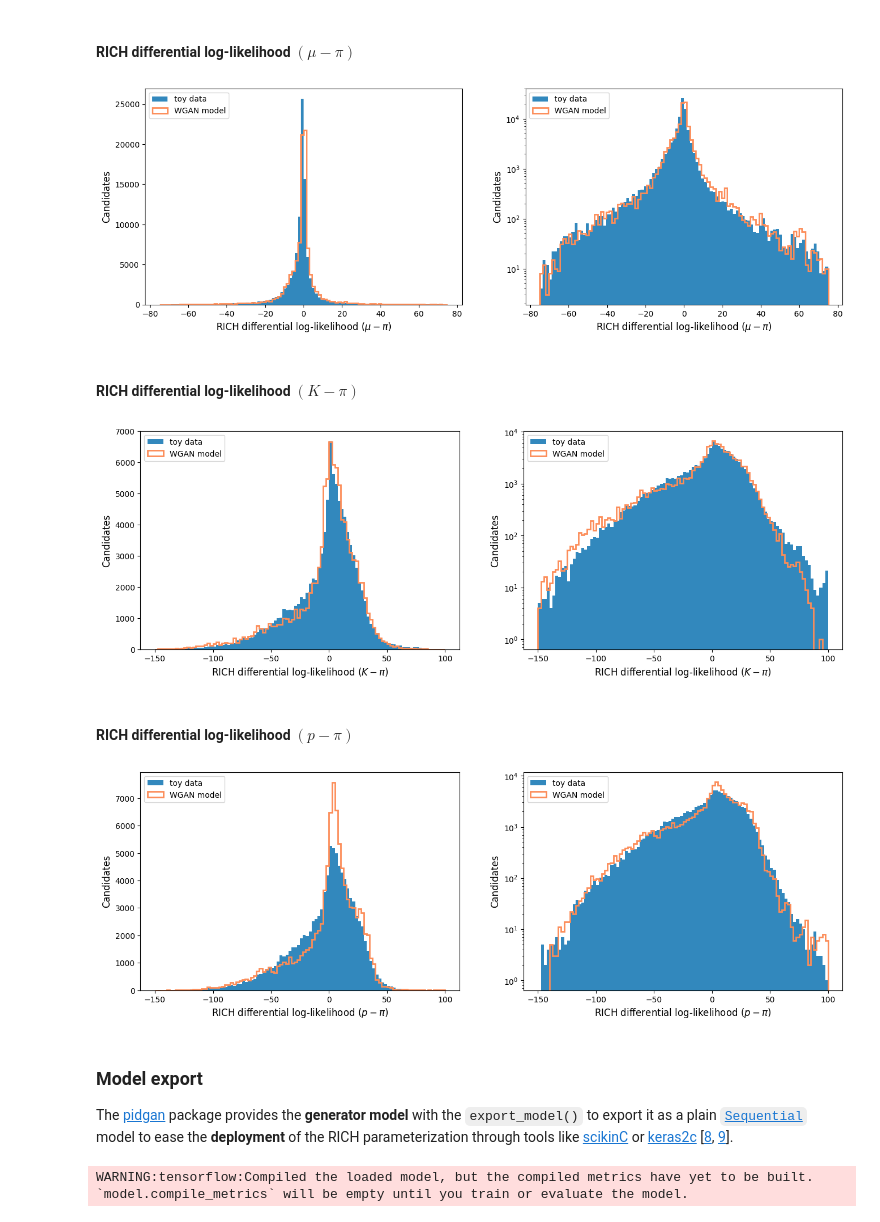
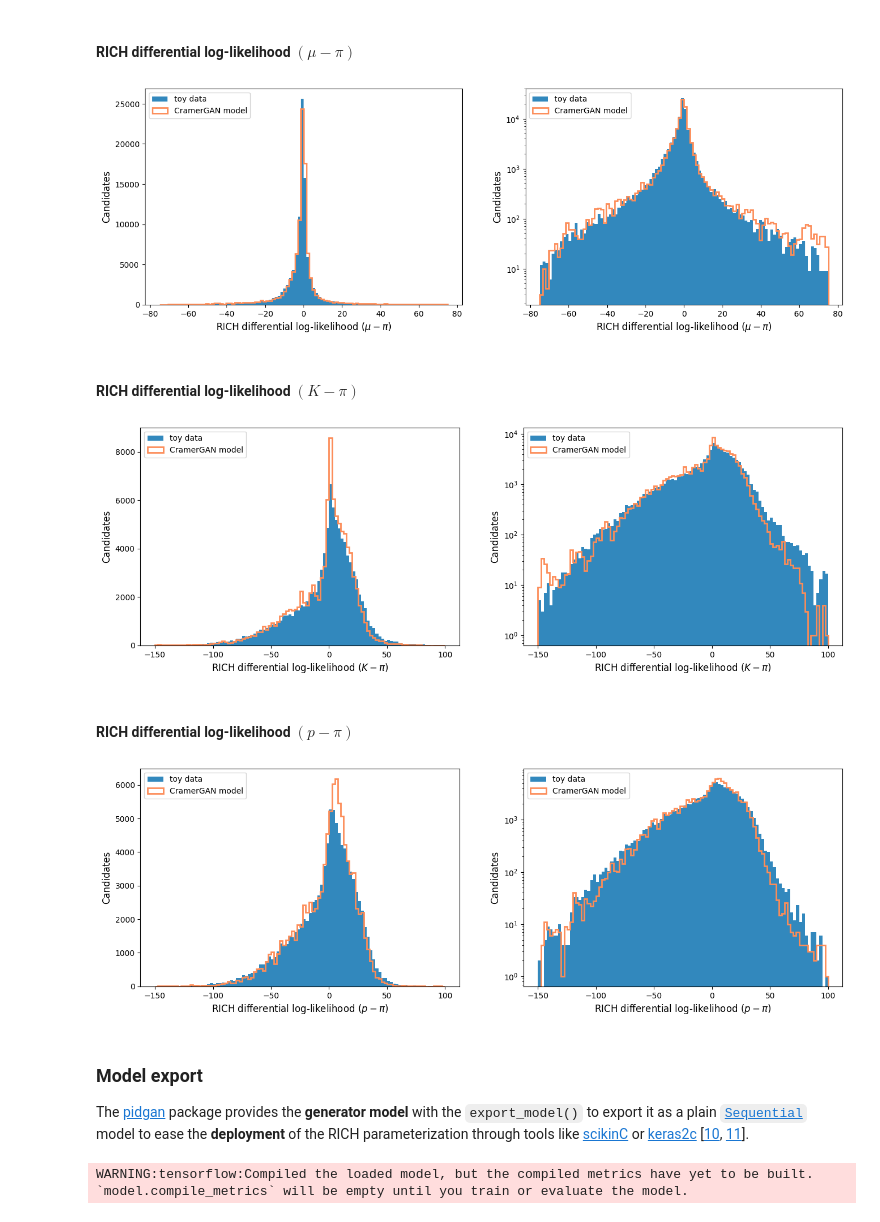
Before and after one commit to mbarbetti/pidgan-notebooks, a Jupyter notebook: tutorial-CramerGAN-LHCb_RICH.ipynb, the cells around one changed output. Cells and saved outputs as stored; diff of their text form; code cells hidden in the pictures.

```diff
--- a/tutorial-CramerGAN-LHCb_RICH.ipynb
+++ b/tutorial-CramerGAN-LHCb_RICH.ipynb
@@ -391,13 +403,14 @@ It's time to initialize a [`WGAN`](https://github.com/mbarbetti/pidgan/blob/main
 # %%
-from pidgan.algorithms import WGAN
+from pidgan.algorithms import CramerGAN
 
-gan = WGAN(
+gan = CramerGAN(
     generator=generator,
     discriminator=discriminator,
-    clip_param=0.01,
+    lipschitz_penalty=1.0,
+    lipschitz_penalty_strategy="two-sided",
     feature_matching_penalty=0.0,
     referee=None,
-    name="WGAN",
+    name="CramerGAN",
 )
 # %% [markdown]
 #### Model compilation
@@ -570,7 +585,7 @@ for i, scale in enumerate(["linear", "log"]):
     plt.xlabel("RICH differential log-likelihood $(e - \pi)$", fontsize=12)
     plt.ylabel("Candidates", fontsize=12)
     plt.hist(y_test[:, 0], bins=bins, color="#3288bd", label="toy data")
-    plt.hist(out_test_post[:, 0], bins=bins, histtype="step", lw=2, color="#fc8d59", label="WGAN model")
+    plt.hist(out_test_post[:, 0], bins=bins, histtype="step", lw=2, color="#fc8d59", label="CramerGAN model")
     plt.legend(loc="upper left", fontsize=10)
     plt.yscale(scale)
 
@@ -589,13 +604,13 @@ for i, scale in enumerate(["linear", "log"]):
     plt.xlabel("RICH differential log-likelihood $(\mu - \pi)$", fontsize=12)
     plt.ylabel("Candidates", fontsize=12)
     plt.hist(y_test[:, 1], bins=bins, color="#3288bd", label="toy data")
-    plt.hist(out_test_post[:, 1], bins=bins, histtype="step", lw=2, color="#fc8d59", label="WGAN model")
+    plt.hist(out_test_post[:, 1], bins=bins, histtype="step", lw=2, color="#fc8d59", label="CramerGAN model")
     plt.legend(loc="upper left", fontsize=10)
     plt.yscale(scale)
 
 plt.show()
 # %% [output]
-[figure, old version]
+[figure, new version]
 # %% [markdown]
 #### RICH differential log-likelihood $(K - \pi)$
 # %%
@@ -608,36 +623,36 @@ for i, scale in enumerate(["linear", "log"]):
     plt.xlabel("RICH differential log-likelihood $(K - \pi)$", fontsize=12)
     plt.ylabel("Candidates", fontsize=12)
     plt.hist(y_test[:, 2], bins=bins, color="#3288bd", label="toy data")
-    plt.hist(out_test_post[:, 2], bins=bins, histtype="step", lw=2, color="#fc8d59", label="WGAN model")
+    plt.hist(out_test_post[:, 2], bins=bins, histtype="step", lw=2, color="#fc8d59", label="CramerGAN model")
     plt.legend(loc="upper left", fontsize=10)
     plt.yscale(scale)
 
 plt.show()
 # %% [output]
-[figure, old version]
+[figure, new version]
 # %% [markdown]
 #### RICH differential log-likelihood $(p - \pi)$
 # %%
 plt.figure(figsize=(16, 5), dpi=100)
 
 bins = np.linspace(-150.0, 100.0, 101)
 
 for i, scale in enumerate(["linear", "log"]):
     plt.subplot(1, 2, i + 1)
     plt.xlabel("RICH differential log-likelihood $(p - \pi)$", fontsize=12)
     plt.ylabel("Candidates", fontsize=12)
     plt.hist(y_test[:, 3], bins=bins, color="#3288bd", label="toy data")
-    plt.hist(out_test_post[:, 3], bins=bins, histtype="step", lw=2, color="#fc8d59", label="WGAN model")
+    plt.hist(out_test_post[:, 3], bins=bins, histtype="step", lw=2, color="#fc8d59", label="CramerGAN model")
     plt.legend(loc="upper left", fontsize=10)
     plt.yscale(scale)
 
 plt.show()
 # %% [output]
-[figure, old version]
+[figure, new version]
 # %% [markdown]
 ### Model export
 
-The [pidgan](https://github.com/mbarbetti/pidgan) package provides the **generator model** with the `export_model()` to export it as a plain [`Sequential`](https://www.tensorflow.org/api_docs/python/tf/keras/Sequential) model to ease the **deployment** of the RICH parameterization through tools like [scikinC](https://github.com/landerlini/scikinC) or [keras2c](https://github.com/f0uriest/keras2c) [[8](https://pos.sissa.it/409/034), [9](https://doi.org/10.1016/j.engappai.2021.104182)].
+The [pidgan](https://github.com/mbarbetti/pidgan) package provides the **generator model** with the `export_model()` to export it as a plain [`Sequential`](https://www.tensorflow.org/api_docs/python/tf/keras/Sequential) model to ease the **deployment** of the RICH parameterization through tools like [scikinC](https://github.com/landerlini/scikinC) or [keras2c](https://github.com/f0uriest/keras2c) [[10](https://pos.sissa.it/409/034), [11](https://doi.org/10.1016/j.engappai.2021.104182)].
 # %%
 keras.models.save_model(
     gan.generator.export_model,  # TF Sequential model
```
Also changed, not shown: parts of 23 cells of this notebook.
